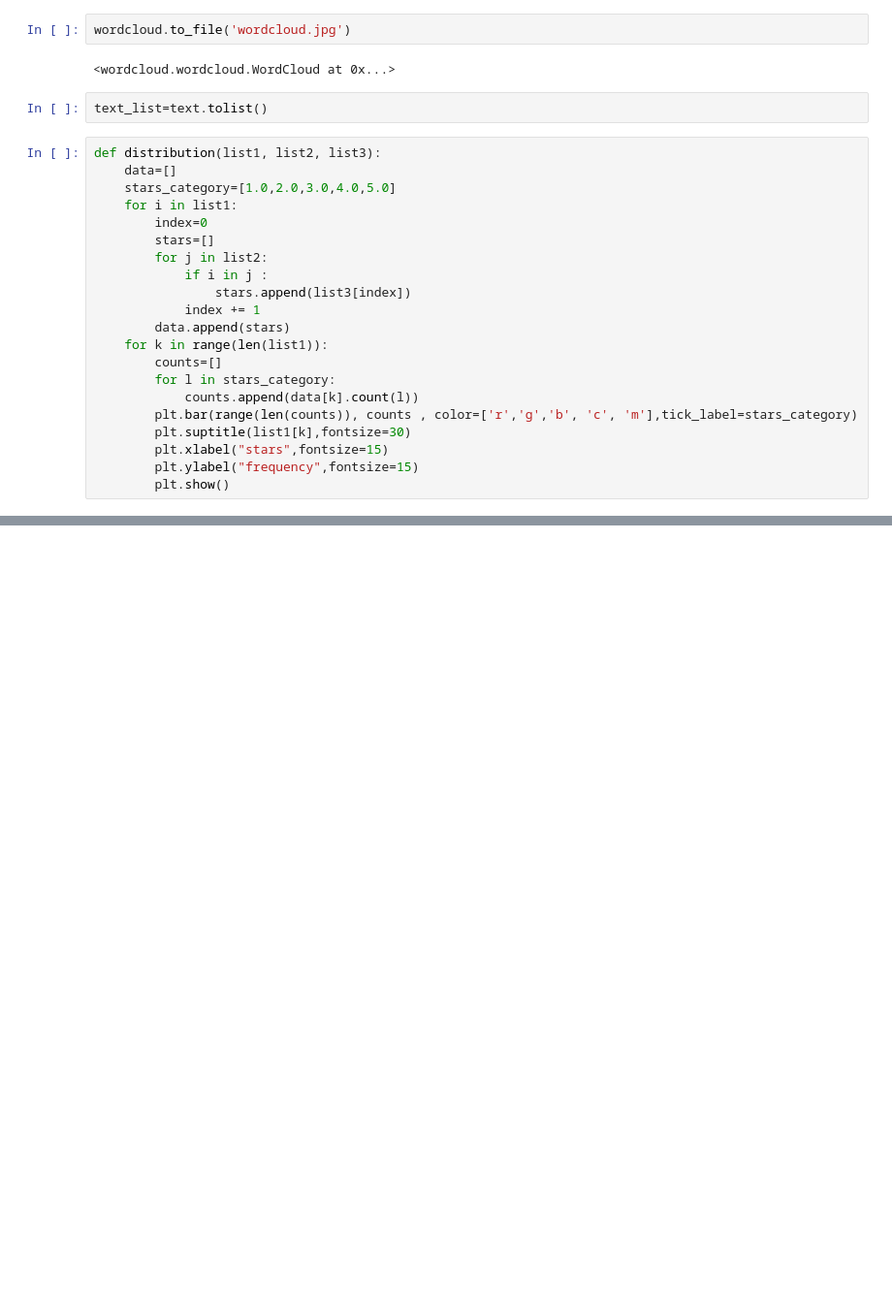
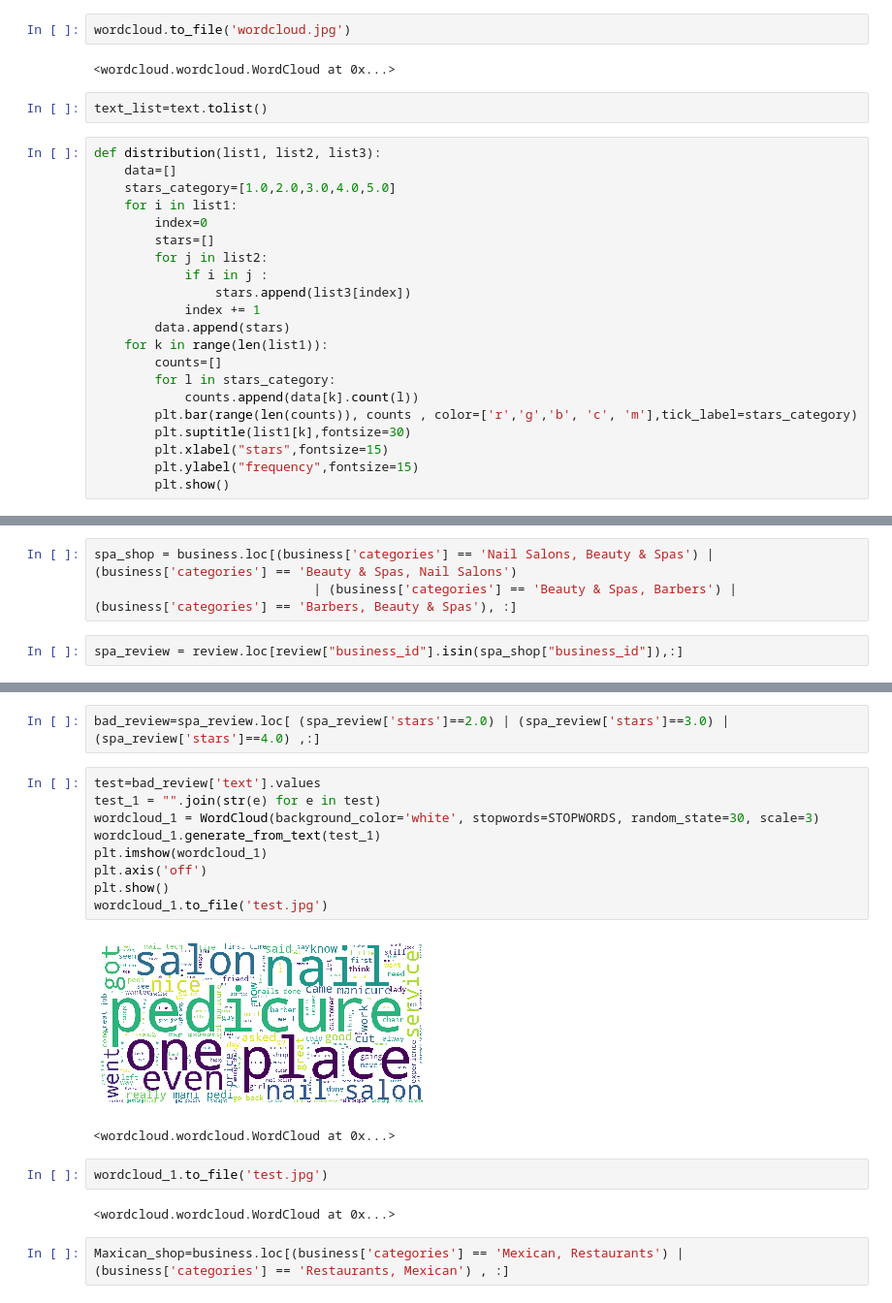
Before and after one commit to LingfengZhu/STAT-628-Module-3, a Jupyter notebook: EDA_unfinished.ipynb, the cells around one changed output, grey strips where cells are left out. Shown: that part at 97% size. Drawn from its saved outputs; the diff is of its cells as text; blank space fills up the shorter version.

```diff
--- a/EDA_unfinished.ipynb
+++ b/EDA_unfinished.ipynb
@@ -188,0 +194,5 @@ distribution(topping, text_list , stars)
+# %%
+spa_shop = business.loc[(business['categories'] == 'Nail Salons, Beauty & Spas') | (business['categories'] == 'Beauty & Spas, Nail Salons')
+                             | (business['categories'] == 'Beauty & Spas, Barbers') | (business['categories'] == 'Barbers, Beauty & Spas'), :]
+# %%
+spa_review = review.loc[review["business_id"].isin(spa_shop["business_id"]),:]
@@ -188,0 +208,20 @@ distribution(topping, text_list , stars)
+# %%
+bad_review=spa_review.loc[ (spa_review['stars']==2.0) | (spa_review['stars']==3.0) | (spa_review['stars']==4.0) ,:]
+# %%
+test=bad_review['text'].values
+test_1 = "".join(str(e) for e in test)
+wordcloud_1 = WordCloud(background_color='white', stopwords=STOPWORDS, random_state=30, scale=3)
+wordcloud_1.generate_from_text(test_1)
+plt.imshow(wordcloud_1)
+plt.axis('off')
+plt.show()
+wordcloud_1.to_file('test.jpg')
+# %% [output]
+[figure, added]
+<wordcloud.wordcloud.WordCloud at 0x...>
+# %%
+wordcloud_1.to_file('test.jpg')
+# %% [output]
+<wordcloud.wordcloud.WordCloud at 0x...>
+# %%
+Maxican_shop=business.loc[(business['categories'] == 'Mexican, Restaurants') | (business['categories'] == 'Restaurants, Mexican') , :]
```
Also changed, not shown: parts of 18 cells of this notebook.
